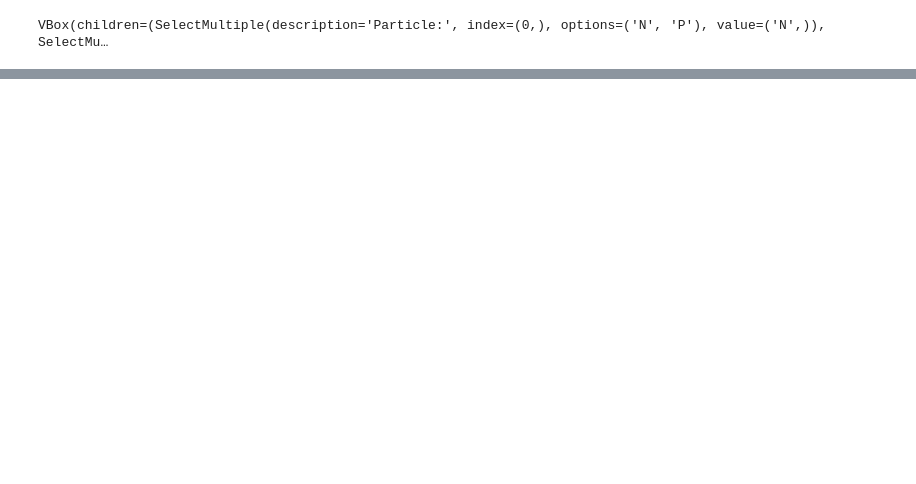
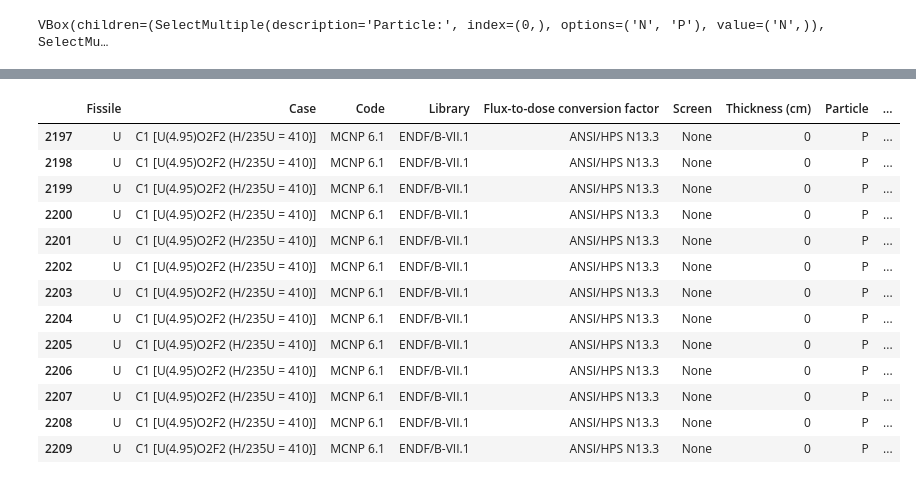
Before and after one commit to Astangul/SlideRule, a Jupyter notebook: Notebooks/DB_analysis.ipynb, the cells around one changed output, grey strips where cells are left out. Drawn from its saved outputs; the diff is of its cells as text; code cells hidden in the pictures; blank space fills up the shorter version.

```diff
--- a/Notebooks/DB_analysis.ipynb
+++ b/Notebooks/DB_analysis.ipynb
@@ -30,0 +291,39 @@ plot_categorical_bar_chart(data, particles, screens, cases, codes, thicknesses)
+# %%
+# Charger vos données
+data = pd.read_excel("../DB/All-at-once_DB.xlsx", sheet_name='screen')
+
+# Define your filter criteria
+particles = ['P']  # Example: ['N', 'P']
+screens = ['None']  # Example: ['Concrete', 'Steel', 'Water', 'Lead']
+cases = ['C1 [U(4.95)O2F2 (H/235U = 410)]']  # Add more cases as needed
+codes = ['MCNP 6.1']  # Add more codes as needed
+thicknesses = []  # Example: [1, 5, 10, 20]
+
+# Apply the filter and plot the data
+filtered_data = filter_dataframe(
+    data,
+    particles,
+    screens,
+    cases,
+    codes,
+    thicknesses,
+    plot=True  # Set to True to display the plot
+)
+
+# Display the filtered data
+filtered_data
+# %% [output]
+|  | Fissile | Case | Code | Library | Flux-to-dose conversion factor | Screen | Thickness (cm) | Particle | ... |
+| 2197 | U | C1 [U(4.95)O2F2 (H/235U = 410)] | MCNP 6.1 | ENDF/B-VII.1 | ANSI/HPS N13.3 | None | 0 | P | ... |
+| 2198 | U | C1 [U(4.95)O2F2 (H/235U = 410)] | MCNP 6.1 | ENDF/B-VII.1 | ANSI/HPS N13.3 | None | 0 | P | ... |
+| 2199 | U | C1 [U(4.95)O2F2 (H/235U = 410)] | MCNP 6.1 | ENDF/B-VII.1 | ANSI/HPS N13.3 | None | 0 | P | ... |
+| 2200 | U | C1 [U(4.95)O2F2 (H/235U = 410)] | MCNP 6.1 | ENDF/B-VII.1 | ANSI/HPS N13.3 | None | 0 | P | ... |
+| 2201 | U | C1 [U(4.95)O2F2 (H/235U = 410)] | MCNP 6.1 | ENDF/B-VII.1 | ANSI/HPS N13.3 | None | 0 | P | ... |
+| 2202 | U | C1 [U(4.95)O2F2 (H/235U = 410)] | MCNP 6.1 | ENDF/B-VII.1 | ANSI/HPS N13.3 | None | 0 | P | ... |
+| 2203 | U | C1 [U(4.95)O2F2 (H/235U = 410)] | MCNP 6.1 | ENDF/B-VII.1 | ANSI/HPS N13.3 | None | 0 | P | ... |
+| 2204 | U | C1 [U(4.95)O2F2 (H/235U = 410)] | MCNP 6.1 | ENDF/B-VII.1 | ANSI/HPS N13.3 | None | 0 | P | ... |
+| 2205 | U | C1 [U(4.95)O2F2 (H/235U = 410)] | MCNP 6.1 | ENDF/B-VII.1 | ANSI/HPS N13.3 | None | 0 | P | ... |
+| 2206 | U | C1 [U(4.95)O2F2 (H/235U = 410)] | MCNP 6.1 | ENDF/B-VII.1 | ANSI/HPS N13.3 | None | 0 | P | ... |
+| 2207 | U | C1 [U(4.95)O2F2 (H/235U = 410)] | MCNP 6.1 | ENDF/B-VII.1 | ANSI/HPS N13.3 | None | 0 | P | ... |
+| 2208 | U | C1 [U(4.95)O2F2 (H/235U = 410)] | MCNP 6.1 | ENDF/B-VII.1 | ANSI/HPS N13.3 | None | 0 | P | ... |
+| 2209 | U | C1 [U(4.95)O2F2 (H/235U = 410)] | MCNP 6.1 | ENDF/B-VII.1 | ANSI/HPS N13.3 | None | 0 | P | ... |
```
Also changed, not shown: parts of 7 cells of this notebook, 23 other files.
